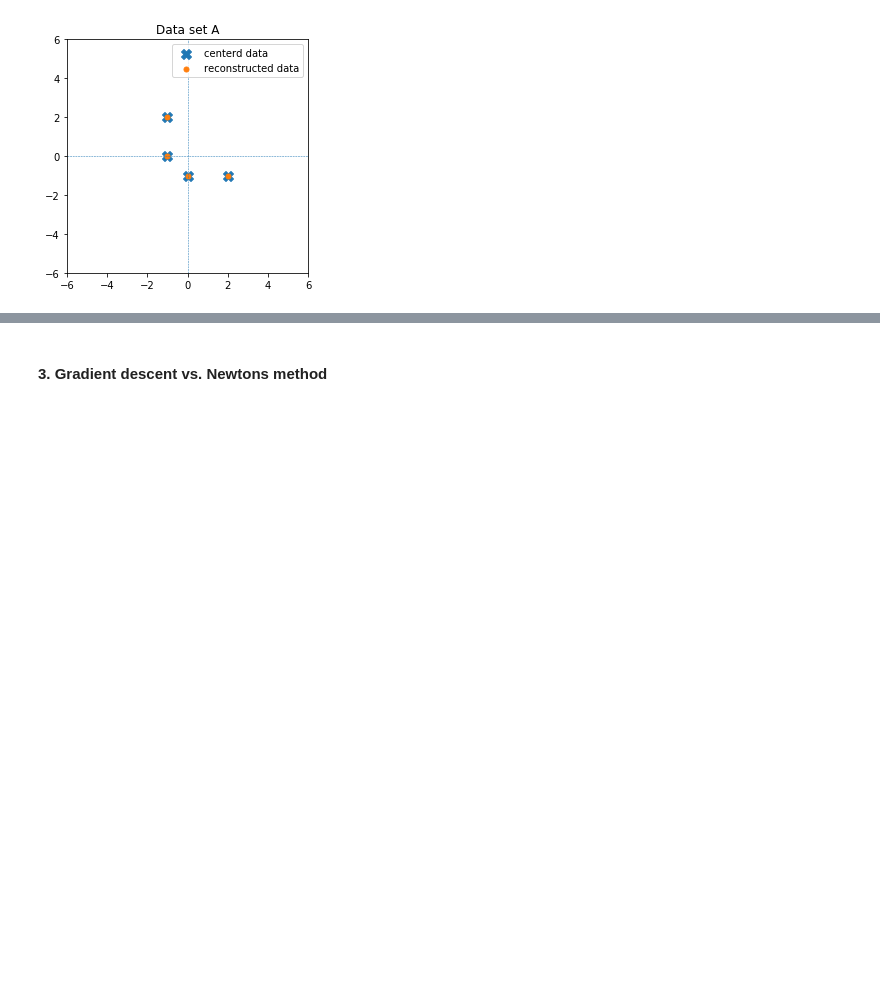
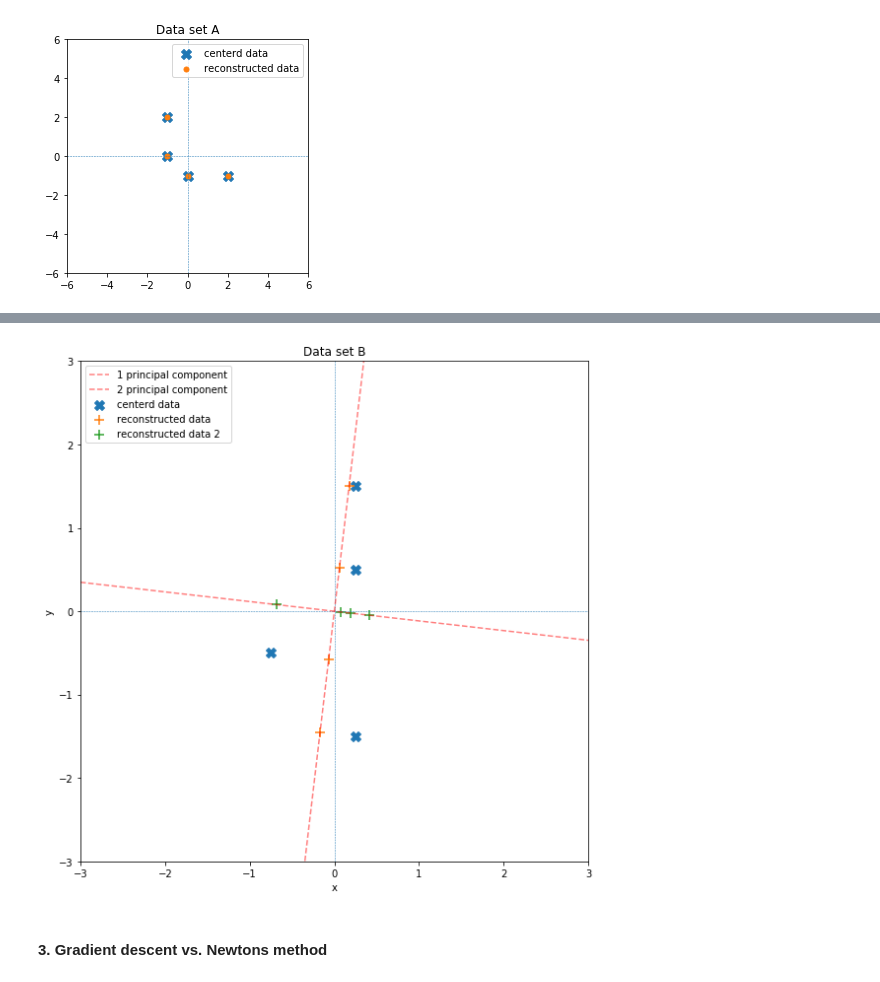
Before and after one commit to mmarius/nnia-tutorial, a Jupyter notebook: assignment-3/tutorial3-marius.ipynb, the cells around one changed output, grey strips where cells are left out. Drawn from its saved outputs; the diff is of its cells as text; code cells hidden in the pictures; blank space fills up the shorter version.

```diff
--- a/assignment-3/tutorial3-marius.ipynb
+++ b/assignment-3/tutorial3-marius.ipynb
@@ -328,0 +460,13 @@ plt.show()
+# %%
+# Compute encoding with respect to second eigenvector
+E2 = np.dot(BC, u[1])
+print('Encoded data:')
+print(E)
+
+# Reconstruct data
+E2 = np.reshape(E2, newshape=(4, 1))
+g2 = np.reshape(u[1], newshape=(2, 1))
+D2 = np.dot(g2, E2.T)
+D2 = D2.T
+print('Reconstructed data:')
+print(D2)
@@ -329,2 +484,35 @@ plt.show()
+# %%
+# Plot centered data together with original data and encoded data
+# plt.xkcd()
+
+fig, axes = plt.subplots()
+# plot coordinate system
+axes.axhline(0, ls='--', linewidth=0.5)
+axes.axvline(0, ls='--', linewidth=0.5)
+axes.set_xlim(-3.0, 3.0)
+axes.set_ylim(-3.0, 3.0)
+# Plot data points
+axes.scatter(BC[:, 0], BC[:, 1], marker='X', s=1e2, label='centerd data')
+axes.scatter(D[:, 0], D[:, 1], marker='+', s=1e2, label='reconstructed data')
+axes.scatter(D2[:, 0], D2[:, 1], marker='+', s=1e2, label='reconstructed data 2')
+
+axes = plot_secant((D[:, 0][0], D[:, 1][0]), (D[:, 0][3], D[:, 1][3]), axes, 1)
+axes = plot_secant((D2[:, 0][0], D2[:, 1][0]), (D2[:, 0][1], D2[:, 1][1]), axes, 2)
+
+axes.set_title('Data set B')
+
+axes.set_xlabel('x')
+axes.set_ylabel('y')
+
+axes.legend(loc='upper left')
+
+# Specify size and layout
+width  = 8.0
+height = 8.0
+fig.set_size_inches(width, height)
+plt.tight_layout()
+plt.show()
+# %% [output]
+[figure, added]
 # %% [markdown]
 #### 3. Gradient descent vs. Newtons method
```
Also changed, not shown: parts of 16 cells of this notebook.
